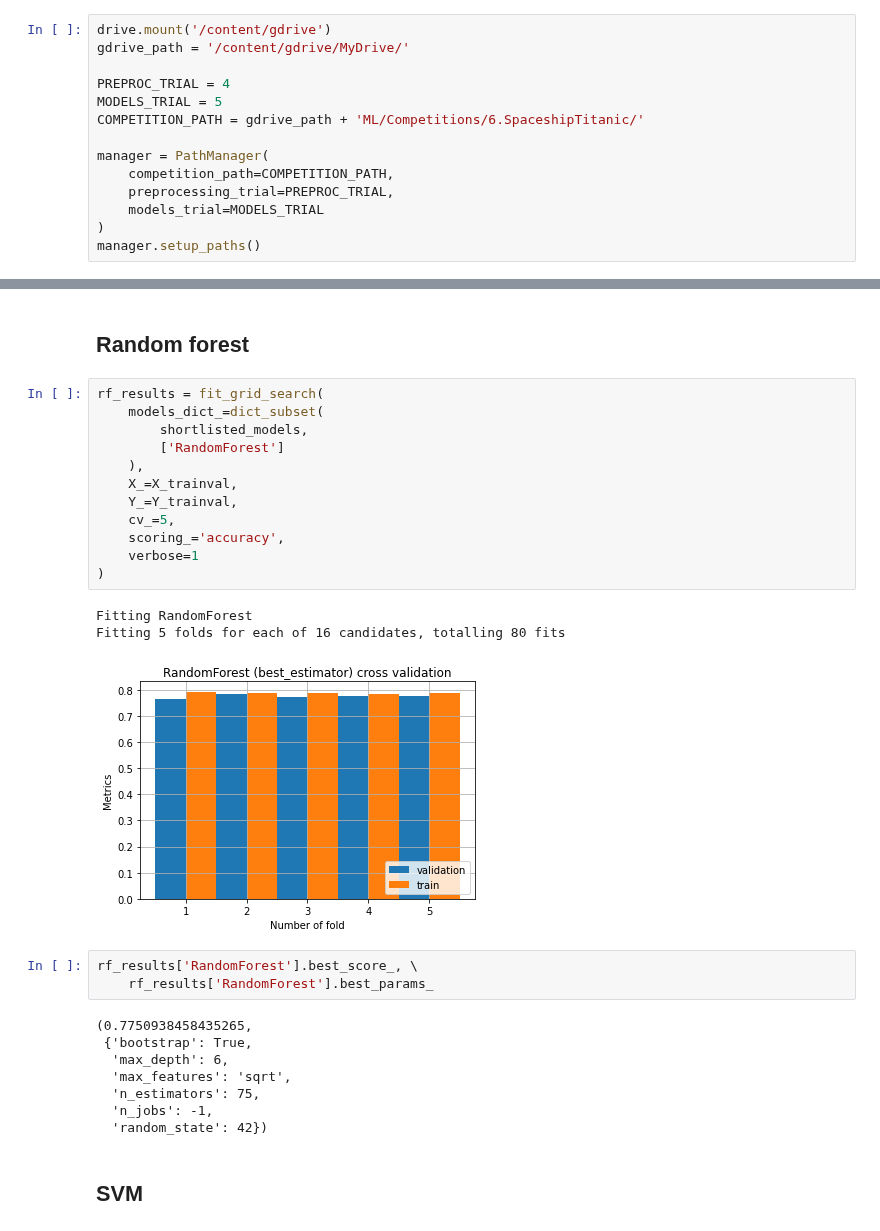
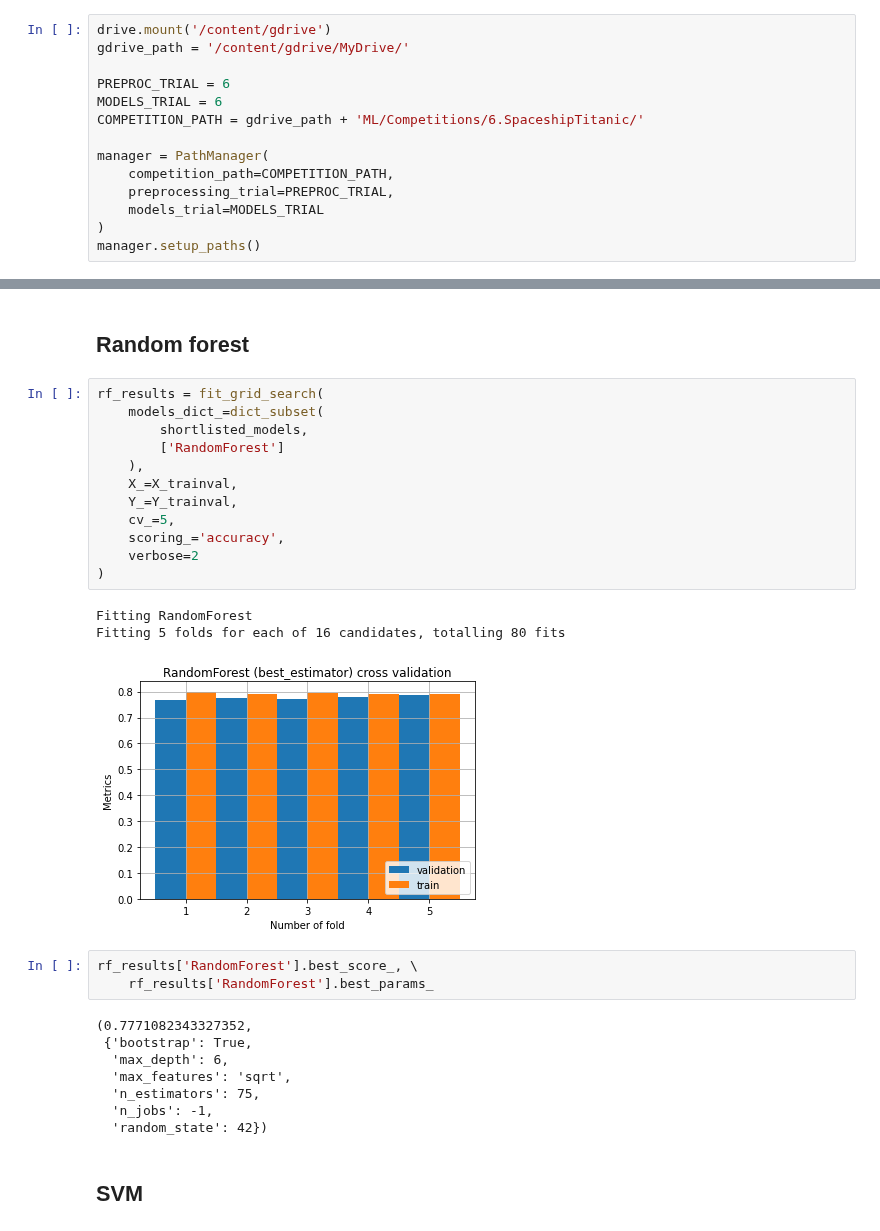
Before and after one commit to PashaIanko/Kaggle.Spaceship-Titanic, a Jupyter notebook: 3_model_preparation.ipynb, the cells around one changed output, grey strips where cells are left out. Saved outputs shown, nothing was run; the diff lists cells and outputs as text.

```diff
--- a/3_model_preparation.ipynb
+++ b/3_model_preparation.ipynb
@@ -76,8 +76,8 @@ from sklearn_utils import dict_subset
 drive.mount('/content/gdrive')
 gdrive_path = '/content/gdrive/MyDrive/'
 
-PREPROC_TRIAL = 4
-MODELS_TRIAL = 5
+PREPROC_TRIAL = 6
+MODELS_TRIAL = 6
 COMPETITION_PATH = gdrive_path + 'ML/Competitions/6.SpaceshipTitanic/'
 
 manager = PathManager(
@@ -282,24 +281,24 @@ shortlisted_models = {
 # %%
 rf_results = fit_grid_search(
     models_dict_=dict_subset(
         shortlisted_models,
         ['RandomForest']
     ),
     X_=X_trainval,
     Y_=Y_trainval,
     cv_=5,
     scoring_='accuracy',
-    verbose=1
+    verbose=2
 )
 # %% [output]
 Fitting RandomForest
 Fitting 5 folds for each of 16 candidates, totalling 80 fits
-[figure, old version]
+[figure, new version]
 # %%
 rf_results['RandomForest'].best_score_, \
     rf_results['RandomForest'].best_params_
 # %% [output]
-(0.7750938458435265,
+(0.7771082343327352,
  {'bootstrap': True,
   'max_depth': 6,
   'max_features': 'sqrt',
```
Also changed, not shown: parts of 11 cells of this notebook.
